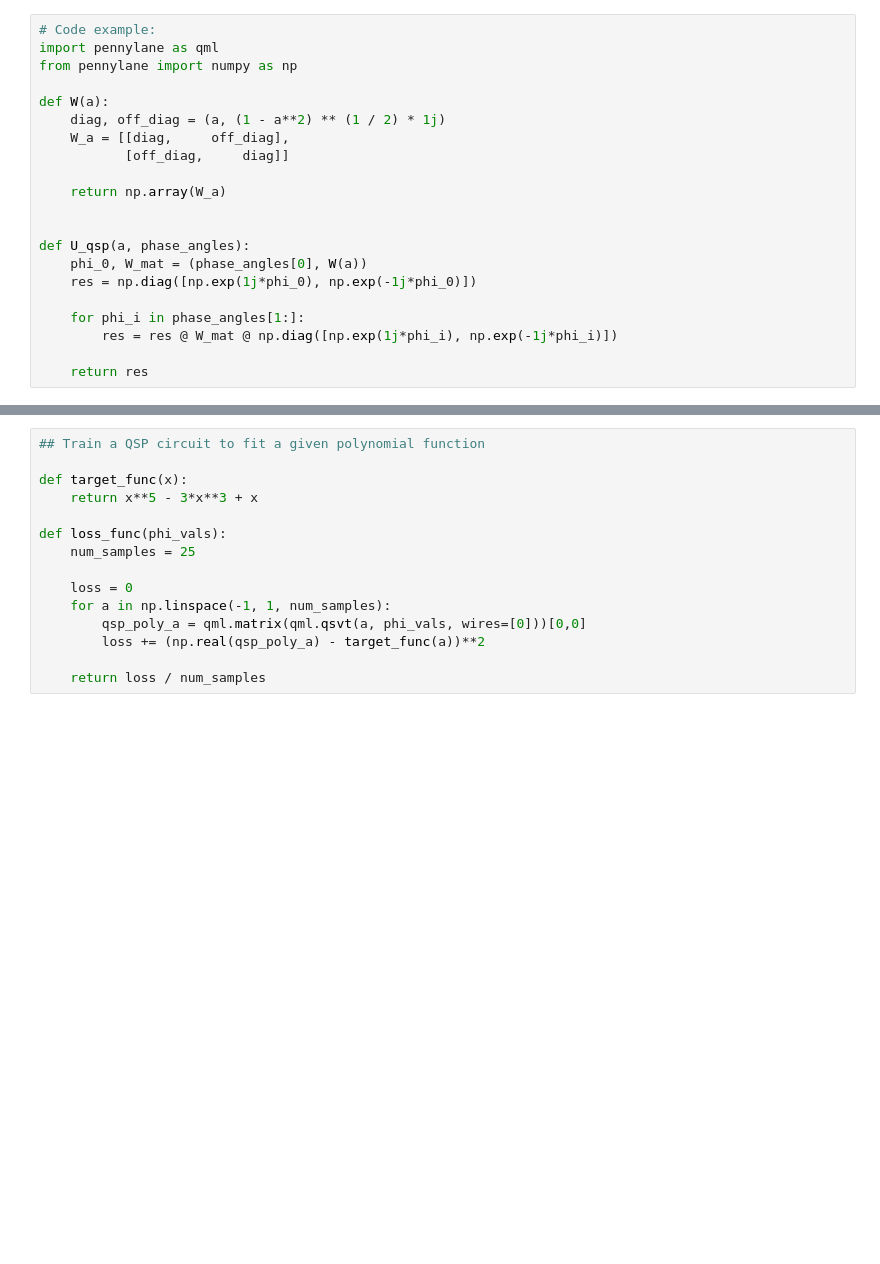
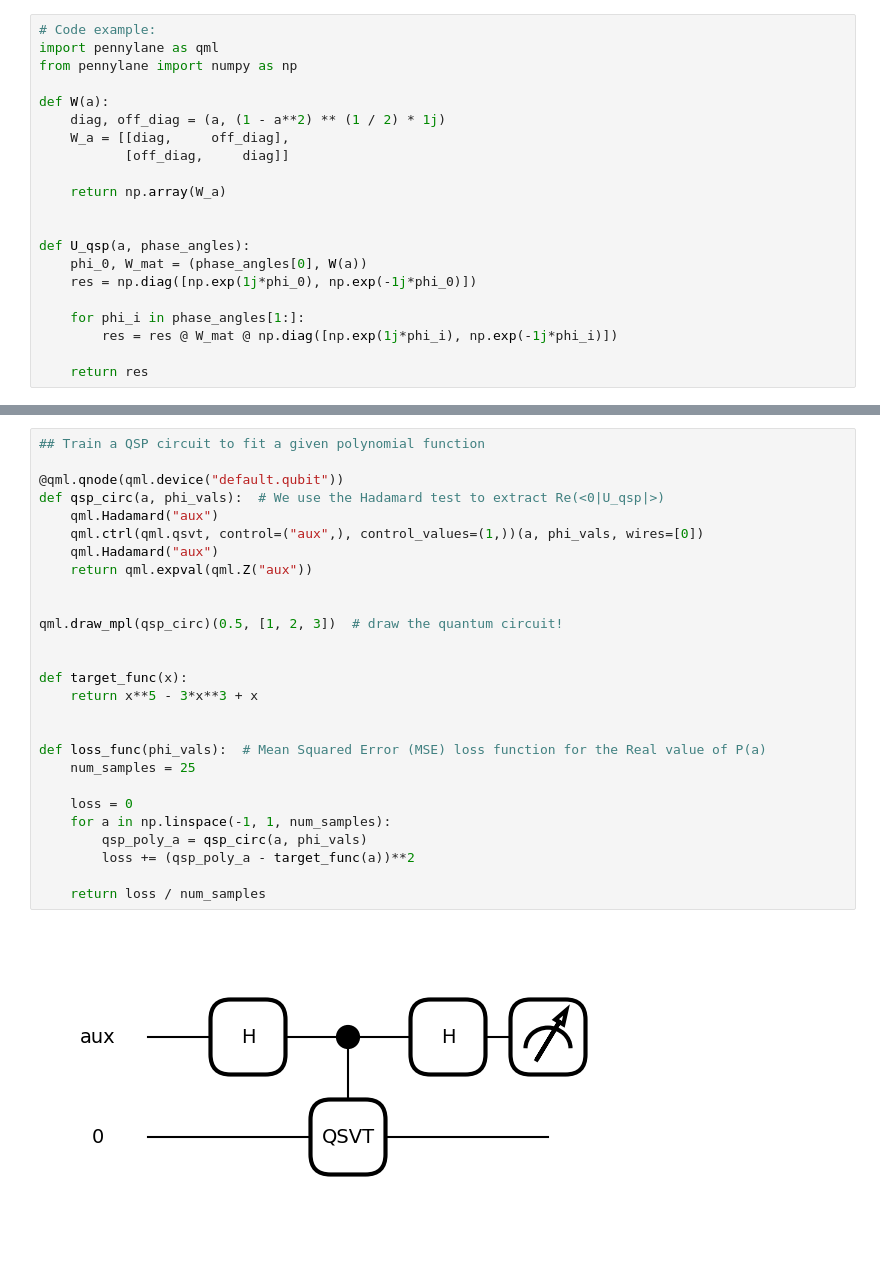
Before and after one commit to Jaybsoni/QSVT_Lab, a Jupyter notebook: QSVT Lab.ipynb, the cells around one changed output, grey strips where cells are left out. Saved outputs shown, nothing was run; the diff lists cells and outputs as text; blank space fills up the shorter version.

```diff
--- a/QSVT Lab.ipynb
+++ b/QSVT Lab.ipynb
@@ -149,18 +310,32 @@ plt.show()
 # %%
 ## Train a QSP circuit to fit a given polynomial function
+
+@qml.qnode(qml.device("default.qubit"))
+def qsp_circ(a, phi_vals):  # We use the Hadamard test to extract Re(<0|U_qsp|>)
+    qml.Hadamard("aux")
+    qml.ctrl(qml.qsvt, control=("aux",), control_values=(1,))(a, phi_vals, wires=[0])
+    qml.Hadamard("aux")
+    return qml.expval(qml.Z("aux"))
+
+
+qml.draw_mpl(qsp_circ)(0.5, [1, 2, 3])  # draw the quantum circuit!
+
 
 def target_func(x):
     return x**5 - 3*x**3 + x
 
-def loss_func(phi_vals):
+
+def loss_func(phi_vals):  # Mean Squared Error (MSE) loss function for the Real value of P(a)
     num_samples = 25
 
     loss = 0
     for a in np.linspace(-1, 1, num_samples):
-        qsp_poly_a = qml.matrix(qml.qsvt(a, phi_vals, wires=[0]))[0,0]
-        loss += (np.real(qsp_poly_a) - target_func(a))**2
+        qsp_poly_a = qsp_circ(a, phi_vals)
+        loss += (qsp_poly_a - target_func(a))**2
 
     return loss / num_samples
+# %% [output]
+[figure, added]
 # %%
 # Optimization:
 cost = 1
```
Also changed, not shown: parts of 43 cells of this notebook.
